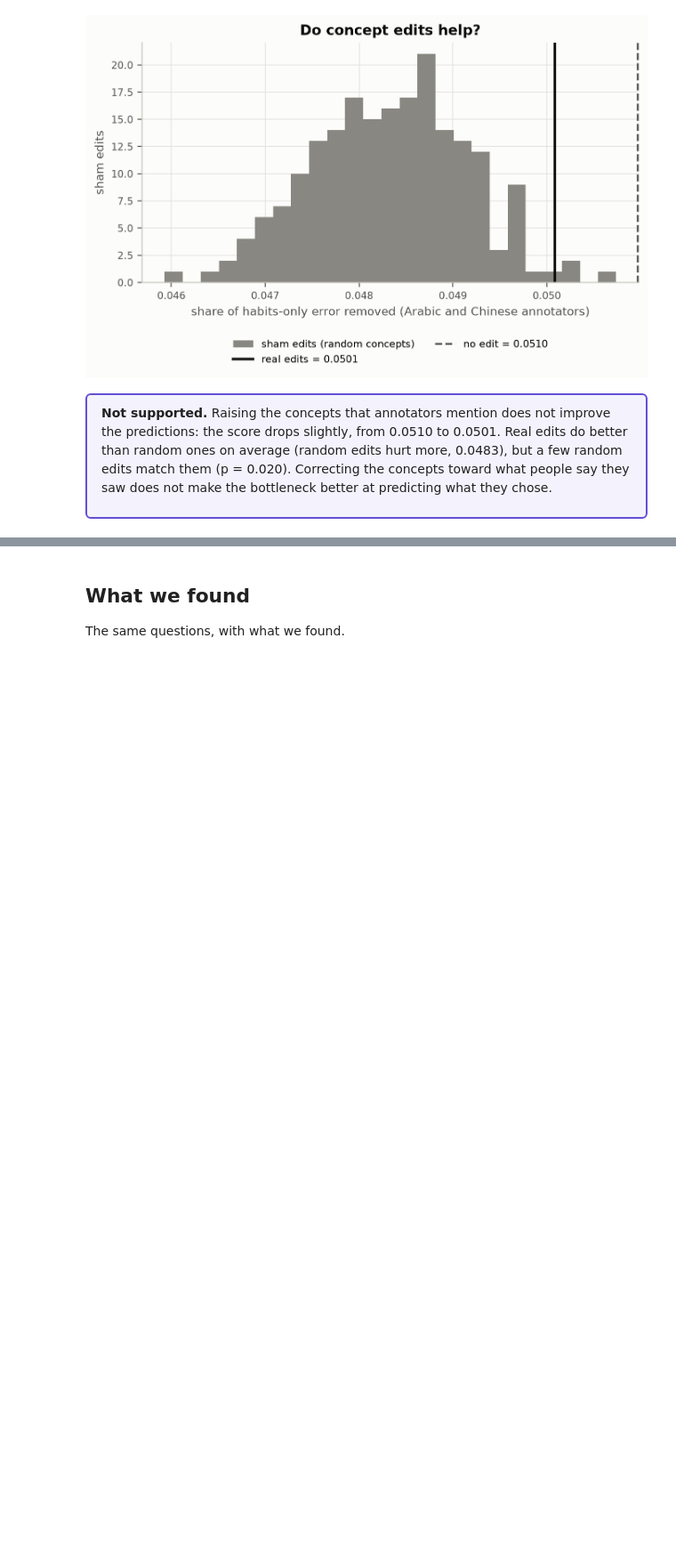
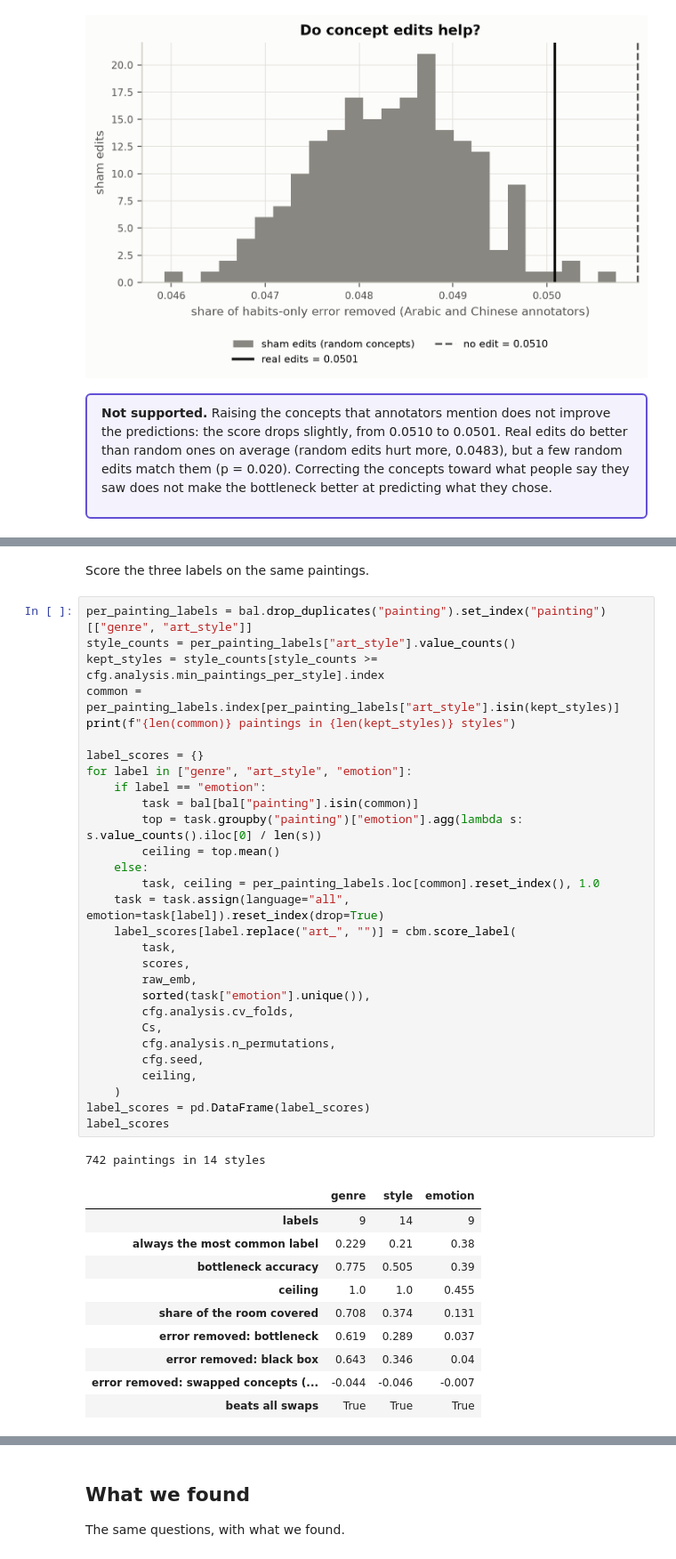
Before and after one commit to machinic-hetarchy/HCML-CBM, a Jupyter notebook: notebooks/01_tuesday_poc.ipynb, the cells around one changed output, grey strips where cells are left out. Shown at 89% size. Saved outputs shown, nothing was run; the diff lists cells and outputs as text; blank space fills up the shorter version.

Commit message:
section 10 -- style and genre

```diff
--- a/notebooks/01_tuesday_poc.ipynb
+++ b/notebooks/01_tuesday_poc.ipynb
@@ -1989,0 +2025,43 @@ the bottleneck better at predicting what they chose.
+# %% [markdown]
+Score the three labels on the same paintings.
+# %%
+per_painting_labels = bal.drop_duplicates("painting").set_index("painting")[["genre", "art_style"]]
+style_counts = per_painting_labels["art_style"].value_counts()
+kept_styles = style_counts[style_counts >= cfg.analysis.min_paintings_per_style].index
+common = per_painting_labels.index[per_painting_labels["art_style"].isin(kept_styles)]
+print(f"{len(common)} paintings in {len(kept_styles)} styles")
+
+label_scores = {}
+for label in ["genre", "art_style", "emotion"]:
+    if label == "emotion":
+        task = bal[bal["painting"].isin(common)]
+        top = task.groupby("painting")["emotion"].agg(lambda s: s.value_counts().iloc[0] / len(s))
+        ceiling = top.mean()
+    else:
+        task, ceiling = per_painting_labels.loc[common].reset_index(), 1.0
+    task = task.assign(language="all", emotion=task[label]).reset_index(drop=True)
+    label_scores[label.replace("art_", "")] = cbm.score_label(
+        task,
+        scores,
+        raw_emb,
+        sorted(task["emotion"].unique()),
+        cfg.analysis.cv_folds,
+        Cs,
+        cfg.analysis.n_permutations,
+        cfg.seed,
+        ceiling,
+    )
+label_scores = pd.DataFrame(label_scores)
+label_scores
+# %% [output]
+742 paintings in 14 styles
+|  | genre | style | emotion |
+| labels | 9 | 14 | 9 |
+| always the most common label | 0.229 | 0.21 | 0.38 |
+| bottleneck accuracy | 0.775 | 0.505 | 0.39 |
+| ceiling | 1.0 | 1.0 | 0.455 |
+| share of the room covered | 0.708 | 0.374 | 0.131 |
+| error removed: bottleneck | 0.619 | 0.289 | 0.037 |
+| error removed: black box | 0.643 | 0.346 | 0.04 |
+| error removed: swapped concepts (... | -0.044 | -0.046 | -0.007 |
+| beats all swaps | True | True | True |
```
Also changed, not shown: parts of 10 cells of this notebook, 4 other files.
